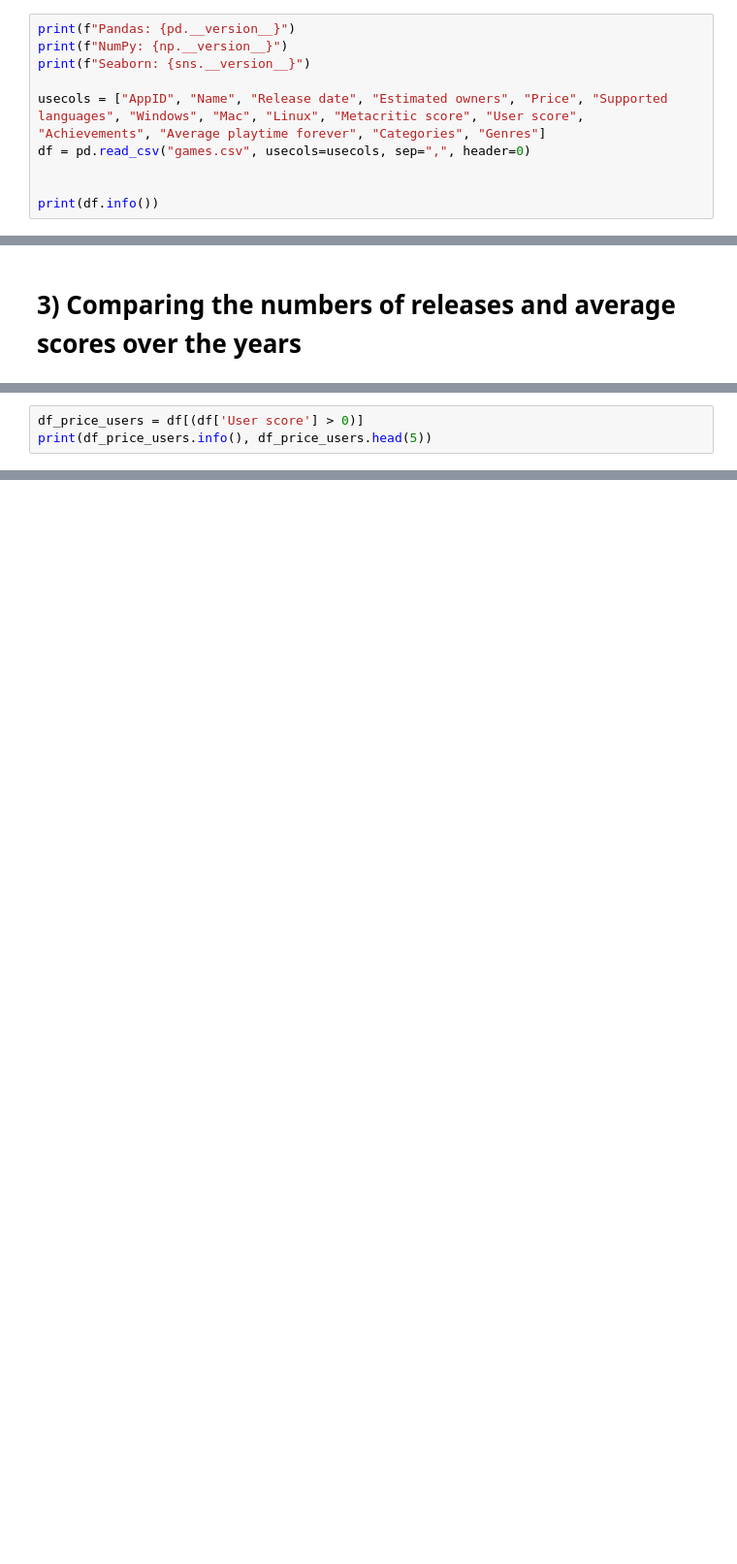
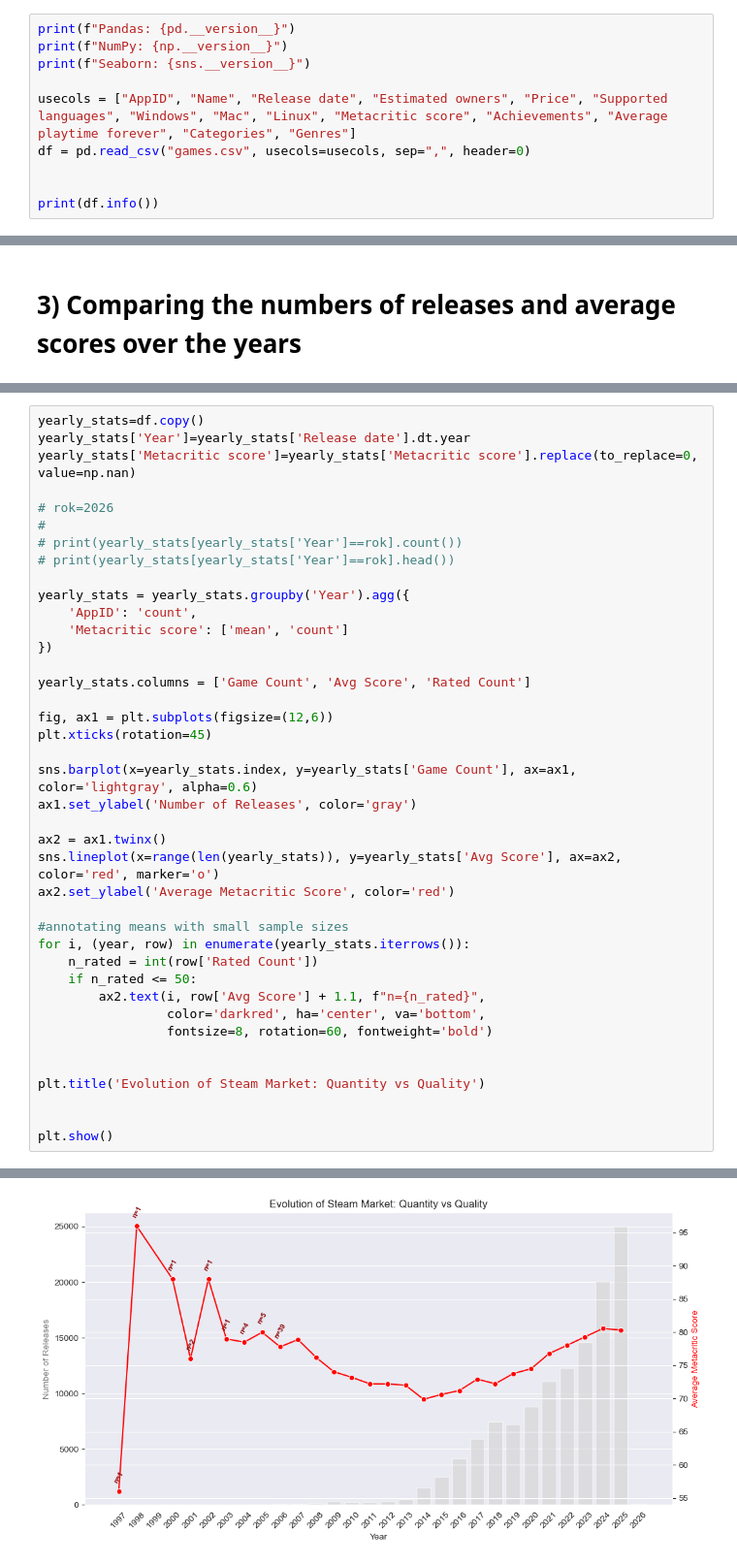
Before and after one commit to Drag0neUsz/EDA1_Steam_Games, a Jupyter notebook: EDA0.ipynb, the cells around one changed output, grey strips where cells are left out. Shown at 97% size. Drawn from its saved outputs; the diff is of its cells as text; blank space fills up the shorter version.

```diff
--- a/EDA0.ipynb
+++ b/EDA0.ipynb
@@ -41,7 +41,7 @@ print(f"Pandas: {pd.__version__}")
 print(f"NumPy: {np.__version__}")
 print(f"Seaborn: {sns.__version__}")
 
-usecols = ["AppID", "Name", "Release date", "Estimated owners", "Price", "Supported languages", "Windows", "Mac", "Linux", "Metacritic score", "User score", "Achievements", "Average playtime forever", "Categories", "Genres"]
+usecols = ["AppID", "Name", "Release date", "Estimated owners", "Price", "Supported languages", "Windows", "Mac", "Linux", "Metacritic score", "Achievements", "Average playtime forever", "Categories", "Genres"]
 df = pd.read_csv("games.csv", usecols=usecols, sep=",", header=0)
 
 
@@ -265,4 +267,41 @@ We can see a subtle tendency for games with a lot of owners (midpoint above 1 mi
 # %%
-df_price_users = df[(df['User score'] > 0)]
-print(df_price_users.info(), df_price_users.head(5))
+yearly_stats=df.copy()
+yearly_stats['Year']=yearly_stats['Release date'].dt.year
+yearly_stats['Metacritic score']=yearly_stats['Metacritic score'].replace(to_replace=0, value=np.nan)
+
+# rok=2026
+#
+# print(yearly_stats[yearly_stats['Year']==rok].count())
+# print(yearly_stats[yearly_stats['Year']==rok].head())
+
+yearly_stats = yearly_stats.groupby('Year').agg({
+    'AppID': 'count',
+    'Metacritic score': ['mean', 'count']
+})
+
+yearly_stats.columns = ['Game Count', 'Avg Score', 'Rated Count']
+
+fig, ax1 = plt.subplots(figsize=(12,6))
+plt.xticks(rotation=45)
+
+sns.barplot(x=yearly_stats.index, y=yearly_stats['Game Count'], ax=ax1, color='lightgray', alpha=0.6)
+ax1.set_ylabel('Number of Releases', color='gray')
+
+ax2 = ax1.twinx()
+sns.lineplot(x=range(len(yearly_stats)), y=yearly_stats['Avg Score'], ax=ax2, color='red', marker='o')
+ax2.set_ylabel('Average Metacritic Score', color='red')
+
+#annotating means with small sample sizes
+for i, (year, row) in enumerate(yearly_stats.iterrows()):
+    n_rated = int(row['Rated Count'])
+    if n_rated <= 50:
+        ax2.text(i, row['Avg Score'] + 1.1, f"n={n_rated}",
+                 color='darkred', ha='center', va='bottom',
+                 fontsize=8, rotation=60, fontweight='bold')
+
+
+plt.title('Evolution of Steam Market: Quantity vs Quality')
+
+
+plt.show()
 # %% [output]
@@ -285,0 +308 @@ Data columns (total 15 columns):
+[figure, added]
```
Also changed, not shown: parts of 17 cells of this notebook.
